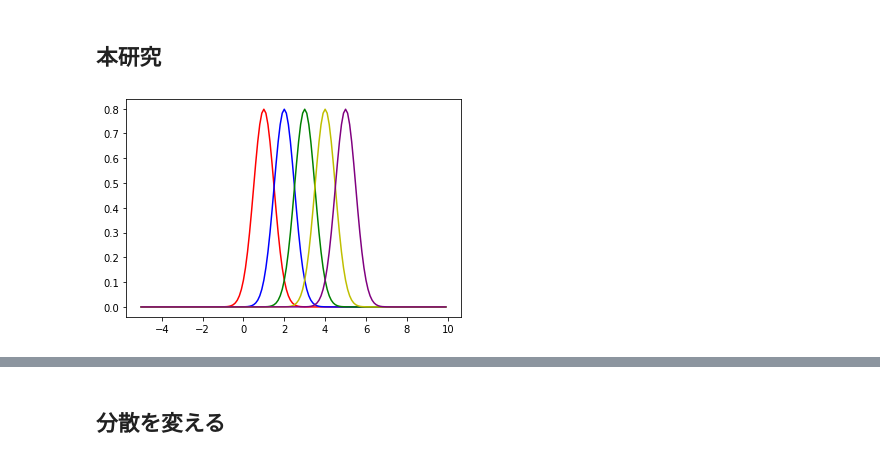
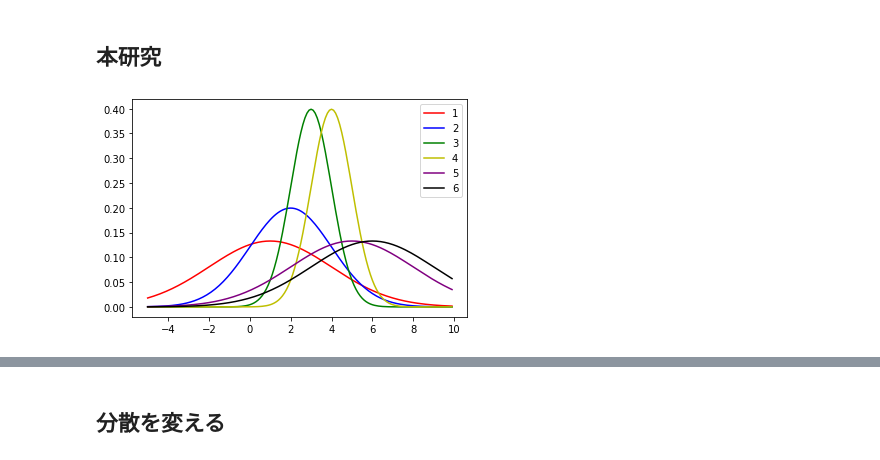
Before and after one commit to ikumadaiki/CPMP, a Jupyter notebook: instance.ipynb, the cells around one changed output, grey strips where cells are left out. Drawn from its saved outputs; the diff is of its cells as text; code cells hidden in the pictures.

```diff
--- a/instance.ipynb
+++ b/instance.ipynb
@@ -5,15 +5,18 @@ from gurobipy import *
 # %%
 import numpy as np
 from scipy.stats import norm
 import math
 import matplotlib.pyplot as plt
 
-color=["r","b","g","y","purple"]
+color=["r","b","g","y","purple","black"]
 
 X=np.arange(-5,10,0.1)
-for i in range(1,6):
-  Y=norm.pdf(X,i,0.5)
-  plt.plot(X,Y,color=color[i-1])
+y=[3,2,1,1,3,3]
+for i,j in enumerate([1,2,3,4,5,6]):
+  Y=norm.pdf(X,j,y[i])
+  plt.plot(X,Y,color=color[i],label=i+1)
+# plt.title("scale="+str(y[0]))
+plt.legend()
 plt.show()
 # %% [output]
-[figure, old version]
+[figure, new version]
```
Also changed, not shown: parts of 1 cell of this notebook, 1 other file.
